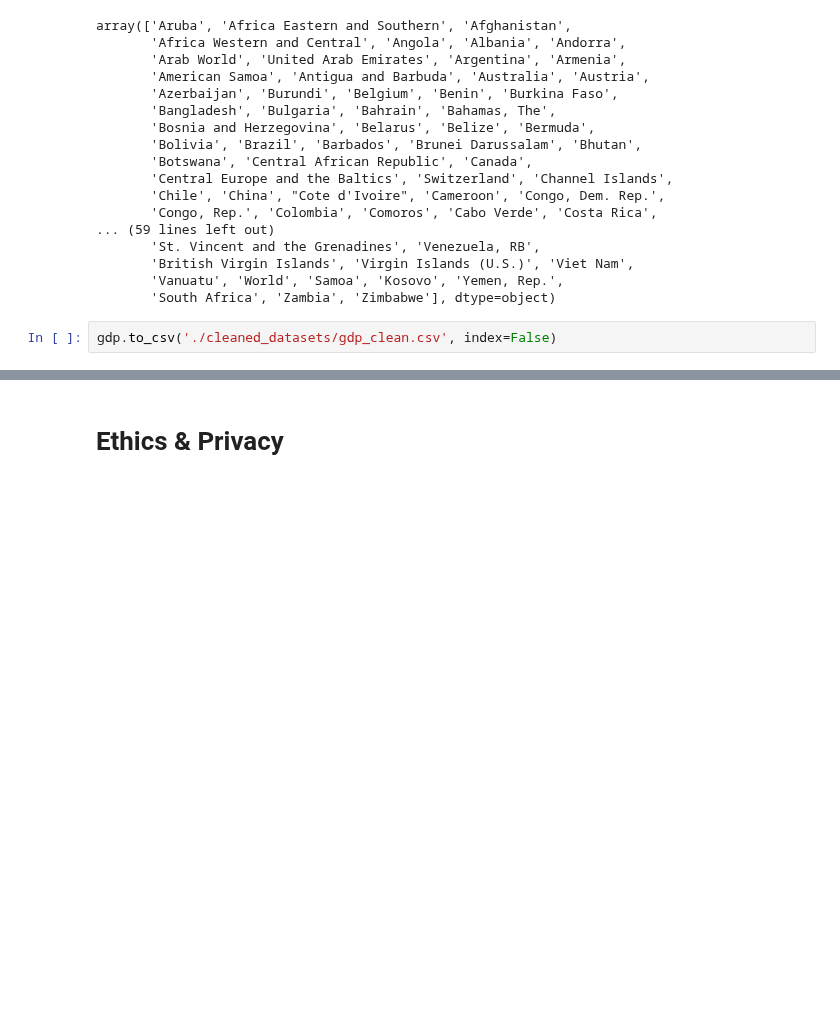
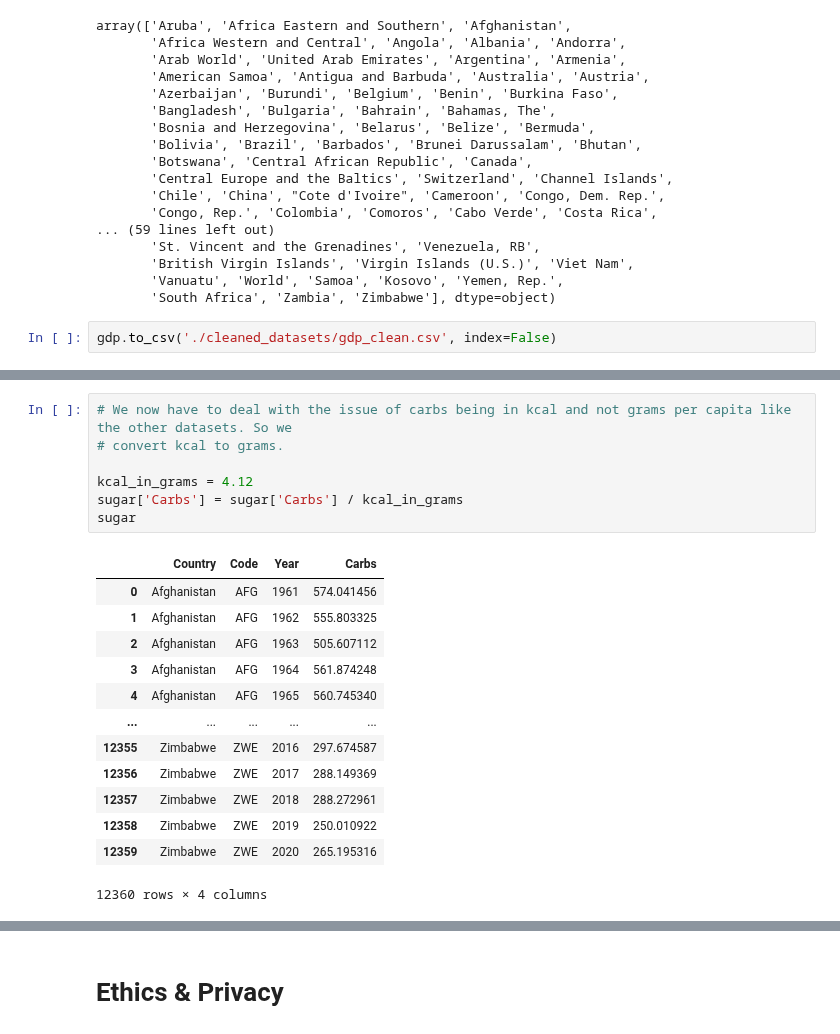
Before and after one commit to COGS108/Group074_WI24, a Jupyter notebook: DataCheckpoint_Group074_WI24.ipynb, the cells around one changed output, grey strips where cells are left out. Drawn from its saved outputs; the diff is of its cells as text; blank space fills up the shorter version.

```diff
--- a/DataCheckpoint_Group074_WI24.ipynb
+++ b/DataCheckpoint_Group074_WI24.ipynb
@@ -345,0 +397,21 @@ gdp.to_csv('./cleaned_datasets/gdp_clean.csv', index=False)
+# %%
+# We now have to deal with the issue of carbs being in kcal and not grams per capita like the other datasets. So we
+# convert kcal to grams.
+
+kcal_in_grams = 4.12
+sugar['Carbs'] = sugar['Carbs'] / kcal_in_grams
+sugar
+# %% [output]
+|  | Country | Code | Year | Carbs |
+| 0 | Afghanistan | AFG | 1961 | 574.041456 |
+| 1 | Afghanistan | AFG | 1962 | 555.803325 |
+| 2 | Afghanistan | AFG | 1963 | 505.607112 |
+| 3 | Afghanistan | AFG | 1964 | 561.874248 |
+| 4 | Afghanistan | AFG | 1965 | 560.745340 |
+| ... | ... | ... | ... | ... |
+| 12355 | Zimbabwe | ZWE | 2016 | 297.674587 |
+| 12356 | Zimbabwe | ZWE | 2017 | 288.149369 |
+| 12357 | Zimbabwe | ZWE | 2018 | 288.272961 |
+| 12358 | Zimbabwe | ZWE | 2019 | 250.010922 |
+| 12359 | Zimbabwe | ZWE | 2020 | 265.195316 |
+12360 rows × 4 columns
```
Also changed, not shown: parts of 8 cells of this notebook, 2 other files.
